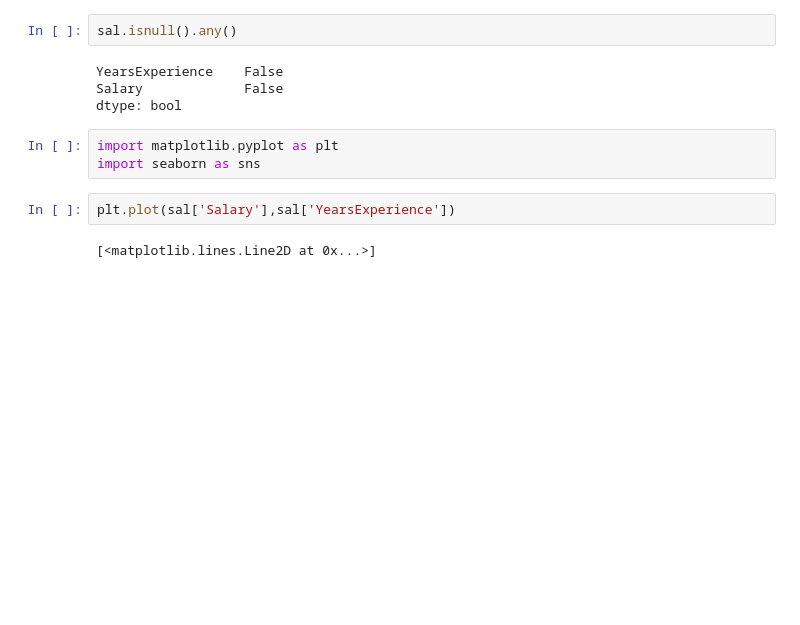
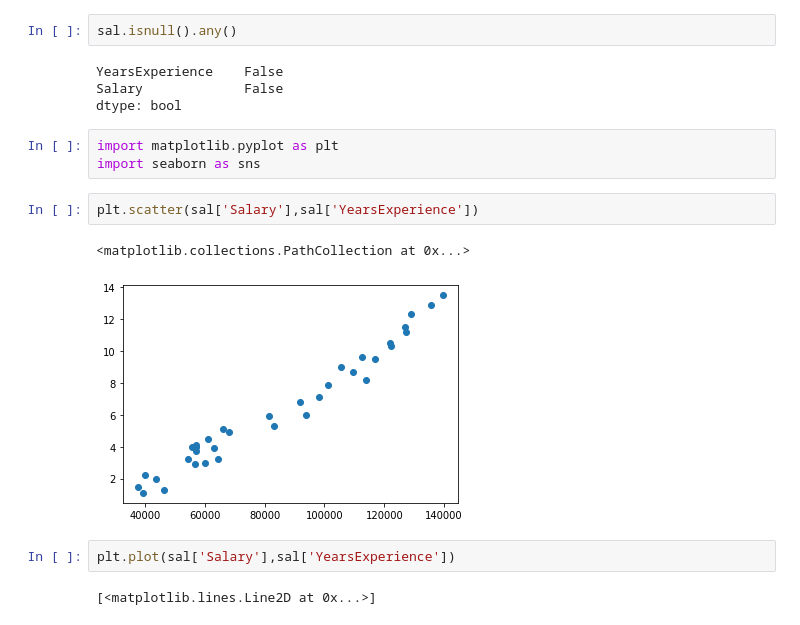
Before and after one commit to komalk98/salary-prediction-, a Jupyter notebook: SALARY_PREDICTION_PROJECT.ipynb, the cells around one changed output. Drawn from its saved outputs; the diff is of its cells as text; blank space fills up the shorter version.

```diff
--- a/SALARY_PREDICTION_PROJECT.ipynb
+++ b/SALARY_PREDICTION_PROJECT.ipynb
@@ -38,6 +38,11 @@ dtype: bool
 # %%
 import matplotlib.pyplot as plt
 import seaborn as sns
+# %%
+plt.scatter(sal['Salary'],sal['YearsExperience'])
+# %% [output]
+<matplotlib.collections.PathCollection at 0x...>
+[figure, added]
 # %%
 plt.plot(sal['Salary'],sal['YearsExperience'])
 # %% [output]
```
